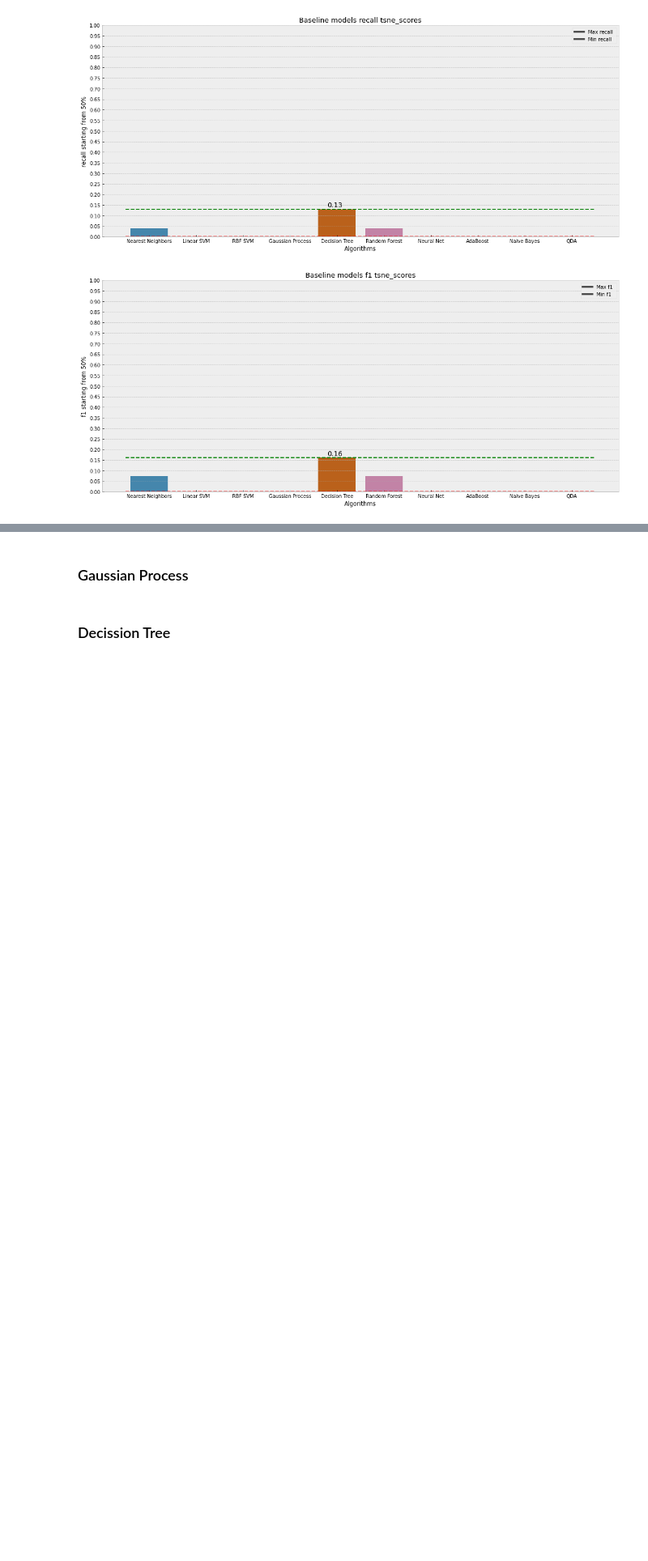
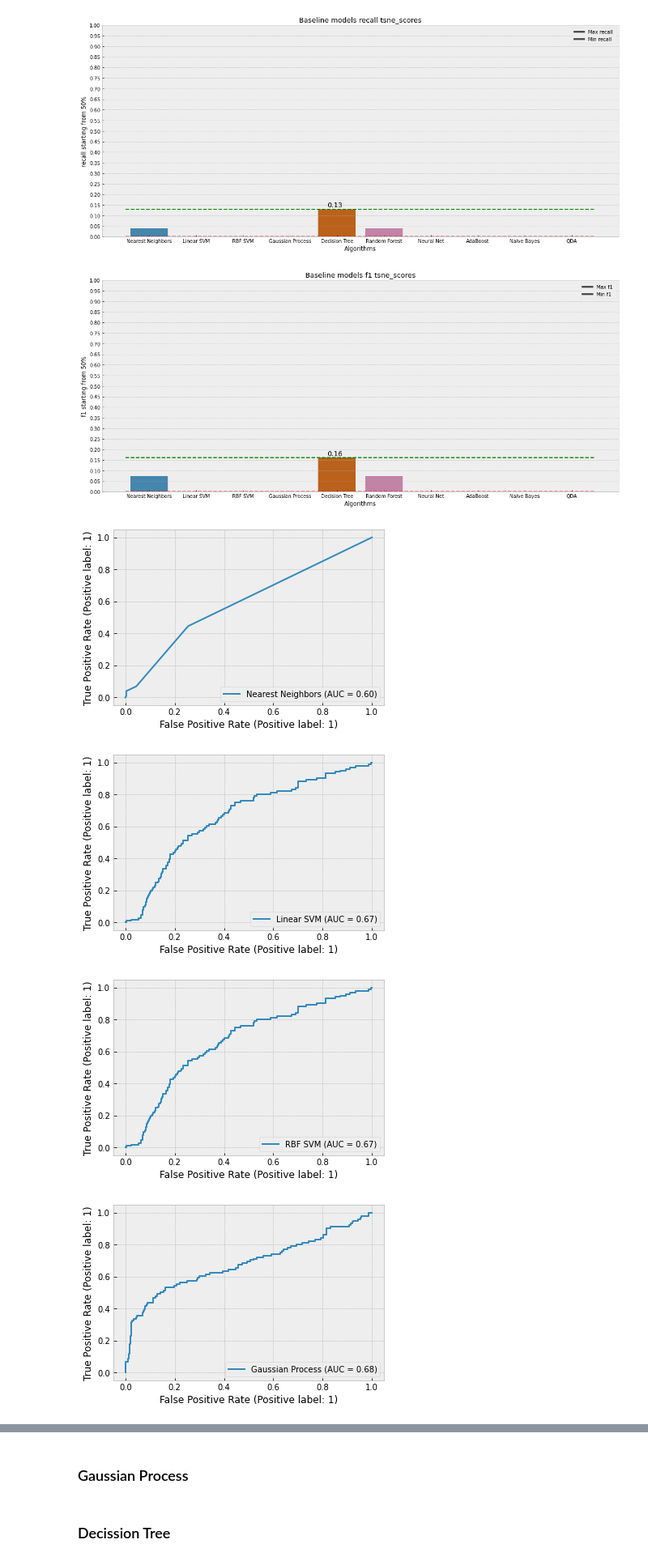
Before and after one commit to CarJung/Churn_exploration, a Jupyter notebook: churn_model.ipynb, the cells around one changed output, grey strips where cells are left out. Shown at 81% size. Drawn from its saved outputs; the diff is of its cells as text; code cells hidden in the pictures; blank space fills up the shorter version.

```diff
--- a/churn_model.ipynb
+++ b/churn_model.ipynb
@@ -58,6 +58,7 @@ classifiers = [
 from sklearn.metrics import f1_score
 from sklearn.metrics import precision_score
 from sklearn.metrics import recall_score
+from sklearn.metrics import roc_auc_score
 
 def predictor_train(X, y,name,alg):
     """_summary_
@@ -115,7 +116,7 @@ def score(X,y,name,alg):
         DataFrame: dataframe with the alghorithm name, f1 score, precision score and recall score
     """
     scores =[]
-    scores = [name , alg.score(X,y), recall_score(y,alg.predict(X)), precision_score(y,alg.predict(X)), f1_score(y,alg.predict(X))]
+    scores = [name , alg.score(X,y), recall_score(y,alg.predict(X)), precision_score(y,alg.predict(X)), f1_score(y,alg.predict(X)), roc_auc_score(y,alg.predict(X)), ]
     return scores
 
 
@@ -501,0 +507,13 @@ plt.title('Baseline models f1 tsne_scores');
+# %%
+from sklearn.metrics import RocCurveDisplay
+def RocCurveEstimators(X_test, y_test,alg):
+    for name , clf in alg:
+        RocCurveDisplay.from_estimator(clf, data_xtest_embd, y_test, name = name)
+    plt.show()
+# %%
+RocCurveEstimators(data_xtest_embd, y_test,tsne_trained_alg)
+# %% [output]
+[figure, added]
+[figure, added]
+[figure, added]
+[figure, added]
```
Also changed, not shown: parts of 7 cells of this notebook.
